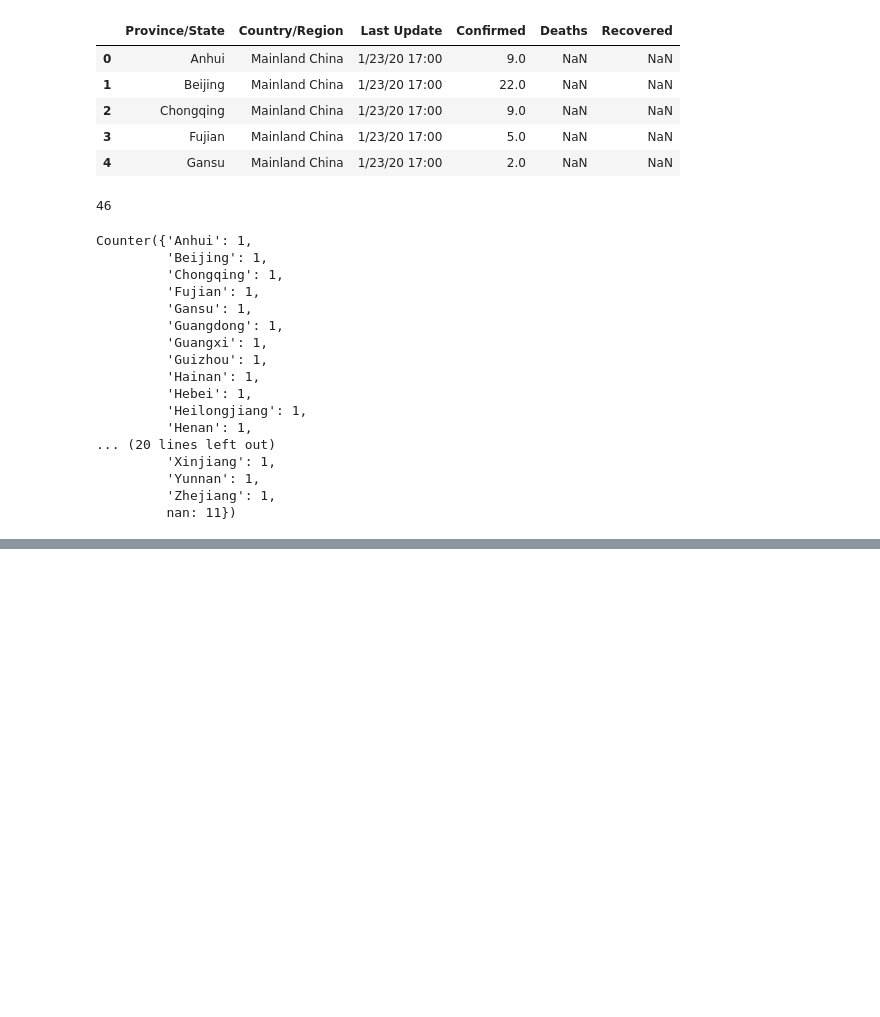
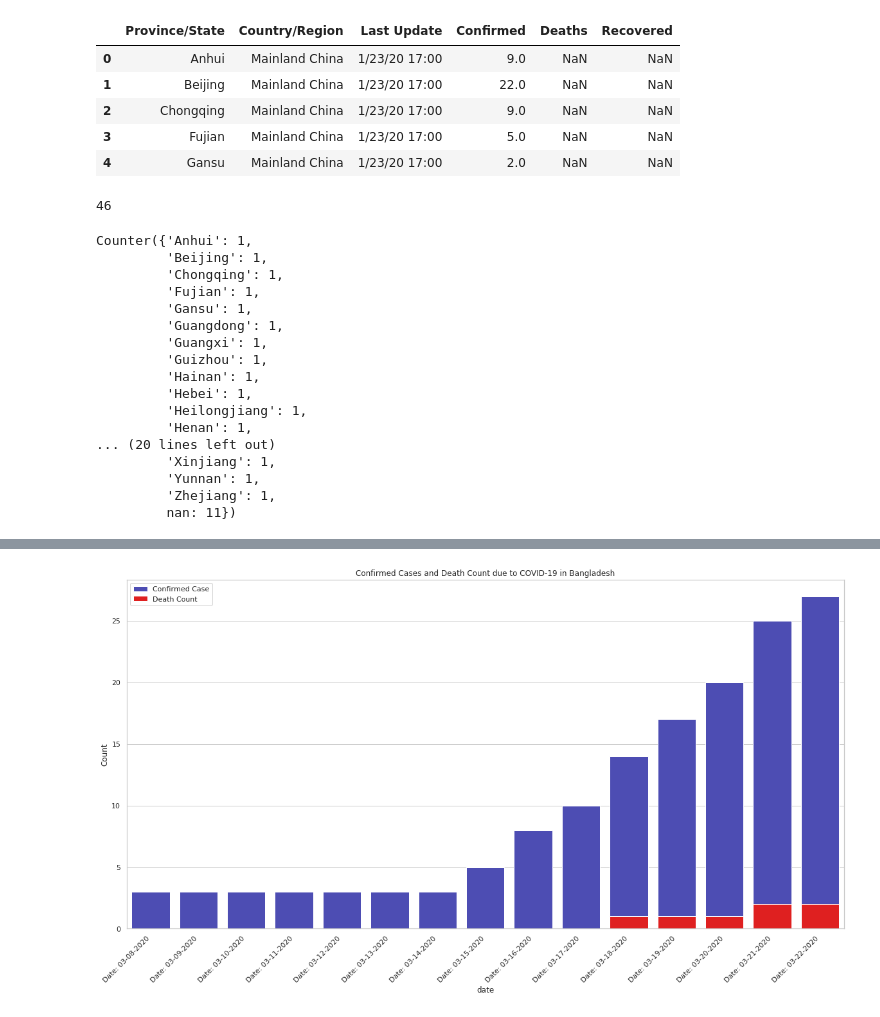
Before and after one commit to thedrowsywinger/Analyzing-COVID-19-Data, a Jupyter notebook: _notebooks/2020-02-20-JHU-dataset.ipynb, the cells around one changed output, grey strips where cells are left out. Drawn from its saved outputs; the diff is of its cells as text; code cells hidden in the pictures; blank space fills up the shorter version.

```diff
--- a/_notebooks/2020-02-20-JHU-dataset.ipynb
+++ b/_notebooks/2020-02-20-JHU-dataset.ipynb
@@ -162,0 +171,23 @@ print(counter)
+# %%
+ax = plt.figure(figsize=(20,10))
+
+# Add title
+ax = plt.title("Confirmed Cases and Death Count due to COVID-19 in Bangladesh")
+
+
+ax = sns.barplot(y=bd_df['confirmed_case'], x=bd_df['date'], saturation = 0.4, color = 'Blue', label = "Confirmed Case")
+
+ax = sns.barplot(x = bd_df['date'], y = bd_df['death'], color = 'red', label = "Death Count")
+
+ax.legend()
+
+
+
+# ax = sns.color_palette("RdBu", n_colors=7)
+
+ax.set_xticklabels(labels=bd_df['date'], rotation=45, ha='right')
+
+
+ax = plt.ylabel("Count")
+# %% [output]
+[figure, added]
```
Also changed, not shown: parts of 16 cells of this notebook.
